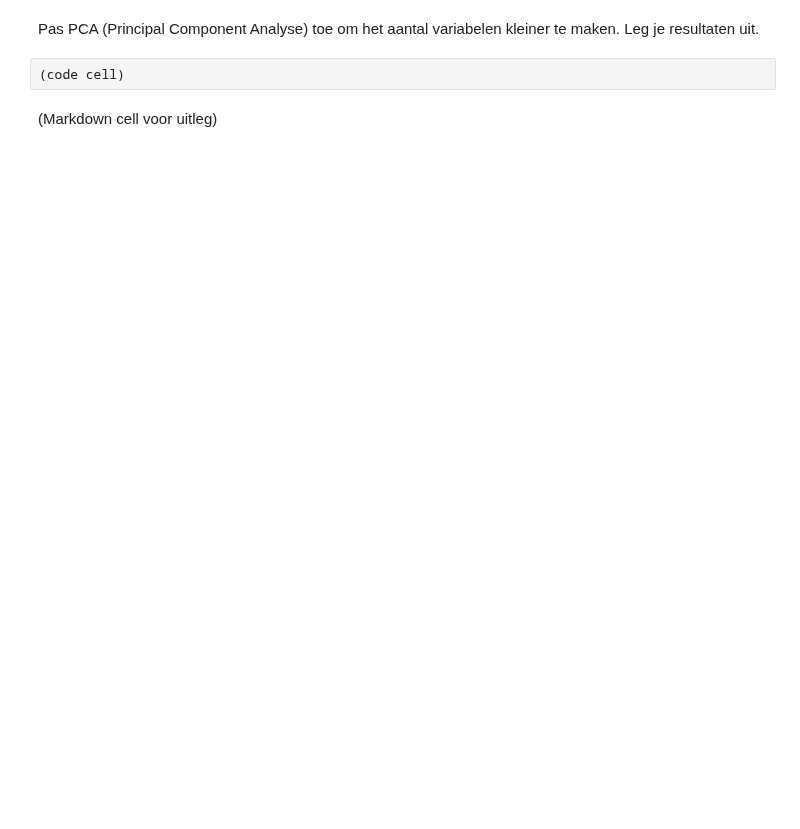
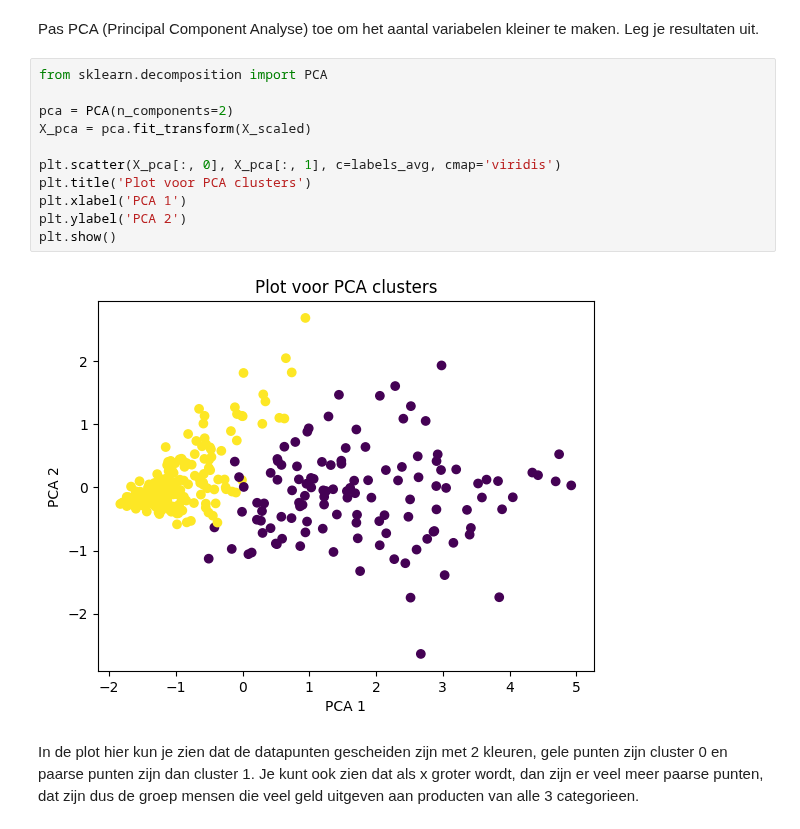
Before and after one commit to yanj27/Smart_Industry, a Jupyter notebook: Data Mining/Opdracht 3/Data Mining - Opdracht 3 (Clustering).ipynb, the cells around one changed output. Drawn from its saved outputs; the diff is of its cells as text; blank space fills up the shorter version.

```diff
--- a/Data Mining/Opdracht 3/Data Mining - Opdracht 3 (Clustering).ipynb
+++ b/Data Mining/Opdracht 3/Data Mining - Opdracht 3 (Clustering).ipynb
@@ -444,6 +456,17 @@ Maak een elleboog plot voor een van je hyperparameters en leg uit hoe je het plo
 # %% [markdown]
 Pas PCA (Principal Component Analyse) toe om het aantal variabelen kleiner te maken. Leg je resultaten uit.
 # %%
-(code cell)
+from sklearn.decomposition import PCA
+
+pca = PCA(n_components=2)
+X_pca = pca.fit_transform(X_scaled)
+
+plt.scatter(X_pca[:, 0], X_pca[:, 1], c=labels_avg, cmap='viridis')
+plt.title('Plot voor PCA clusters')
+plt.xlabel('PCA 1')
+plt.ylabel('PCA 2')
+plt.show()
+# %% [output]
+[figure, added]
 # %% [markdown]
-(Markdown cell voor uitleg)
+In de plot hier kun je zien dat de datapunten gescheiden zijn met 2 kleuren, gele punten zijn cluster 0 en paarse punten zijn dan cluster 1. Je kunt ook zien dat als x groter wordt, dan zijn er veel meer paarse punten, dat zijn dus de groep mensen die veel geld uitgeven aan producten van alle 3 categorieen.
```
Also changed, not shown: parts of 4 cells of this notebook.
